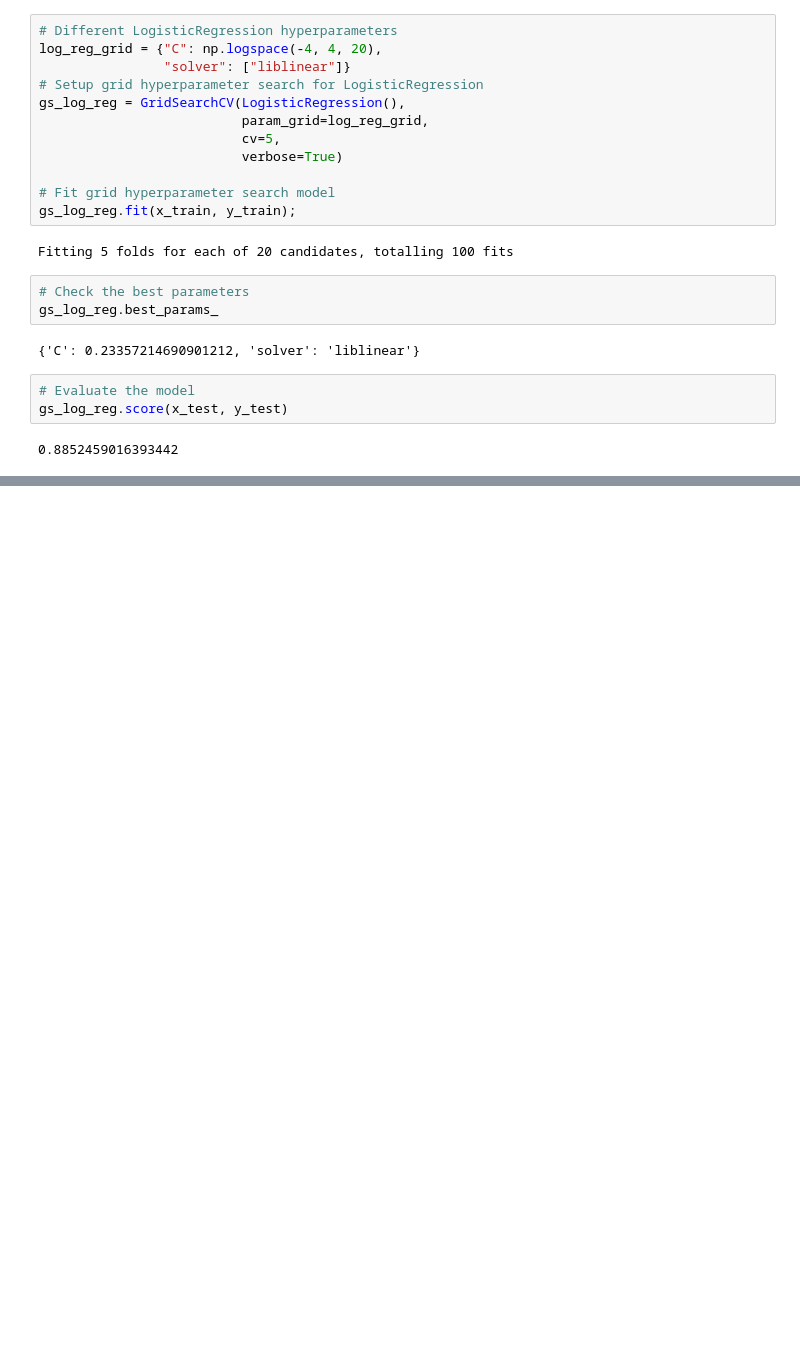
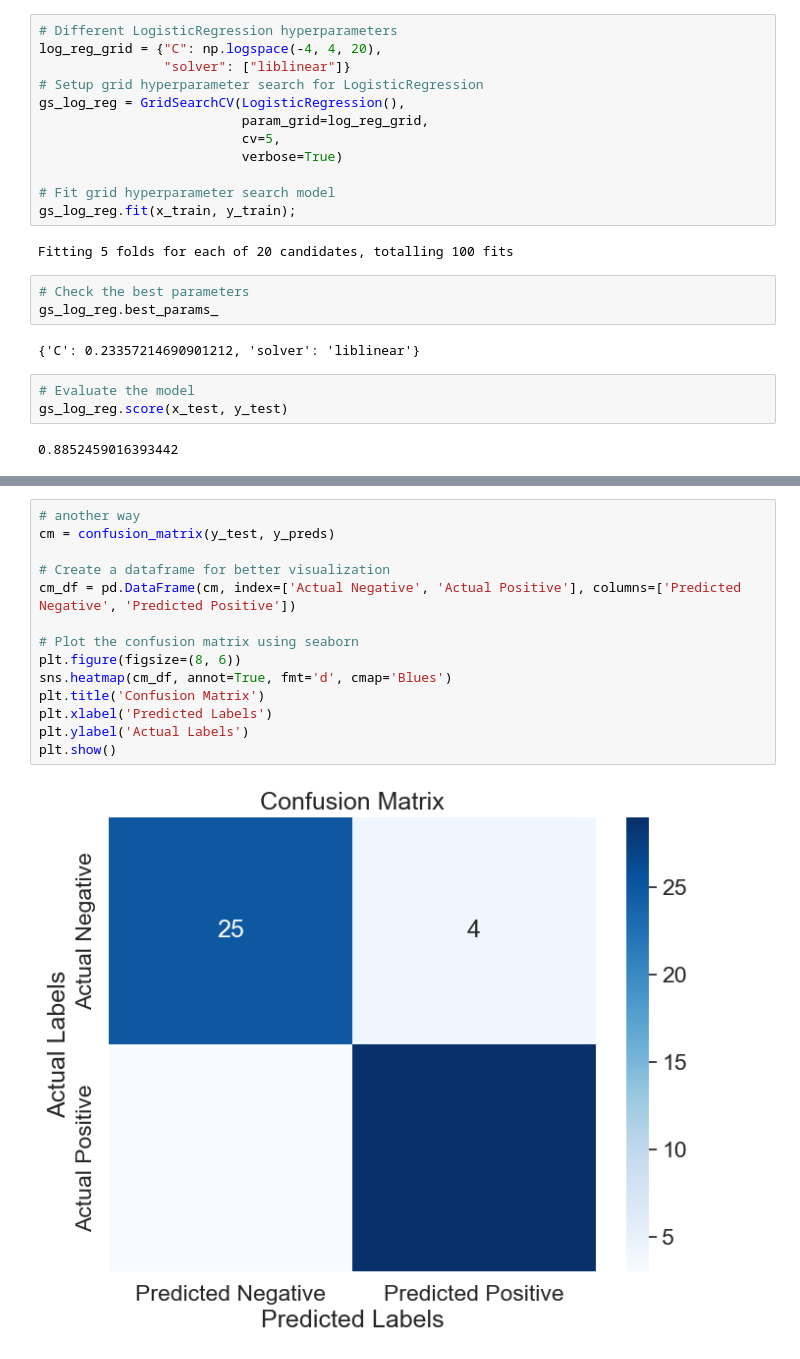
Before and after one commit to Aliabdo6/predicting-heart-disease-sklearn, a Jupyter notebook: end-to-end-heart-disease-classification.ipynb, the cells around one changed output, grey strips where cells are left out. Drawn from its saved outputs; the diff is of its cells as text; blank space fills up the shorter version.

```diff
--- a/end-to-end-heart-disease-classification.ipynb
+++ b/end-to-end-heart-disease-classification.ipynb
@@ -961,0 +1092,16 @@ gs_log_reg.score(x_test, y_test)
+# %%
+# another way
+cm = confusion_matrix(y_test, y_preds)
+
+# Create a dataframe for better visualization
+cm_df = pd.DataFrame(cm, index=['Actual Negative', 'Actual Positive'], columns=['Predicted Negative', 'Predicted Positive'])
+
+# Plot the confusion matrix using seaborn
+plt.figure(figsize=(8, 6))
+sns.heatmap(cm_df, annot=True, fmt='d', cmap='Blues')
+plt.title('Confusion Matrix')
+plt.xlabel('Predicted Labels')
+plt.ylabel('Actual Labels')
+plt.show()
+# %% [output]
+[figure, added]
```
Also changed, not shown: parts of 11 cells of this notebook.
